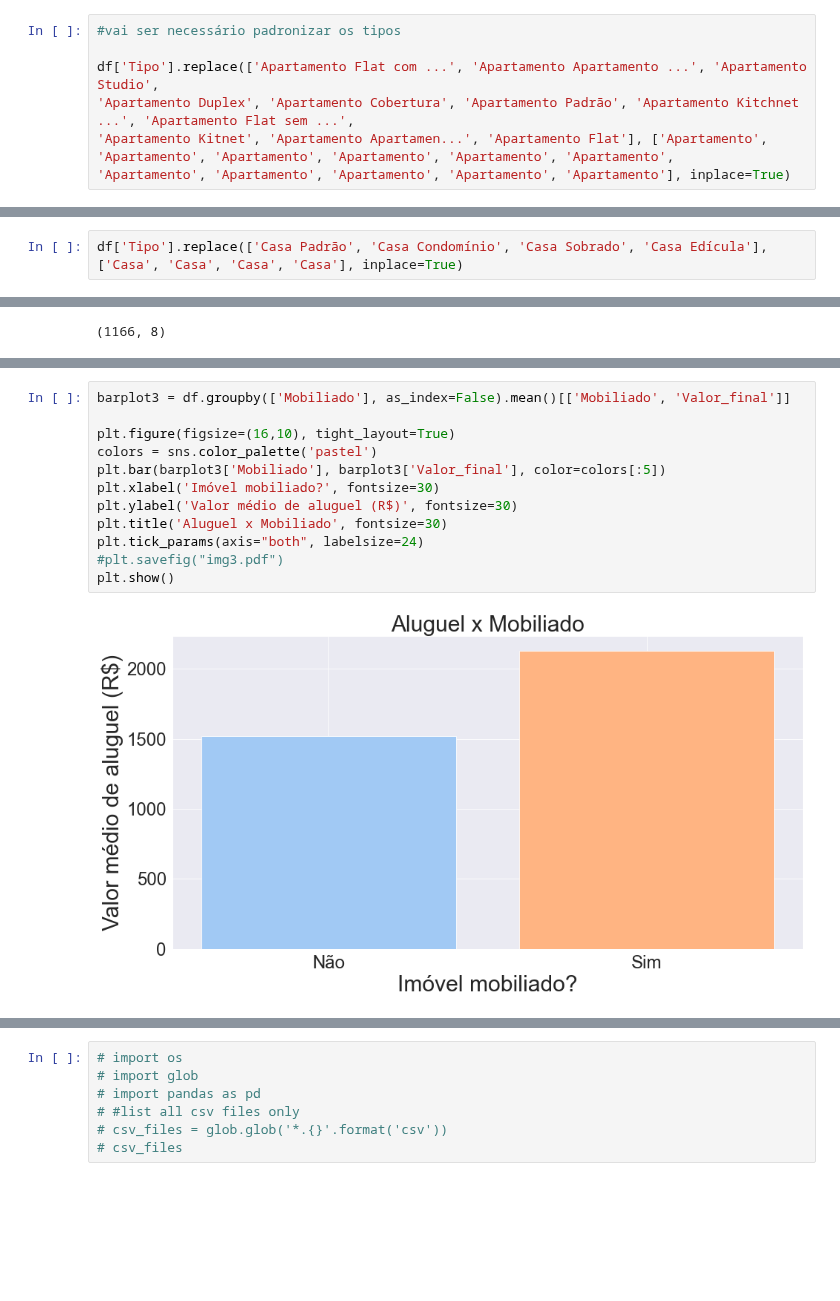
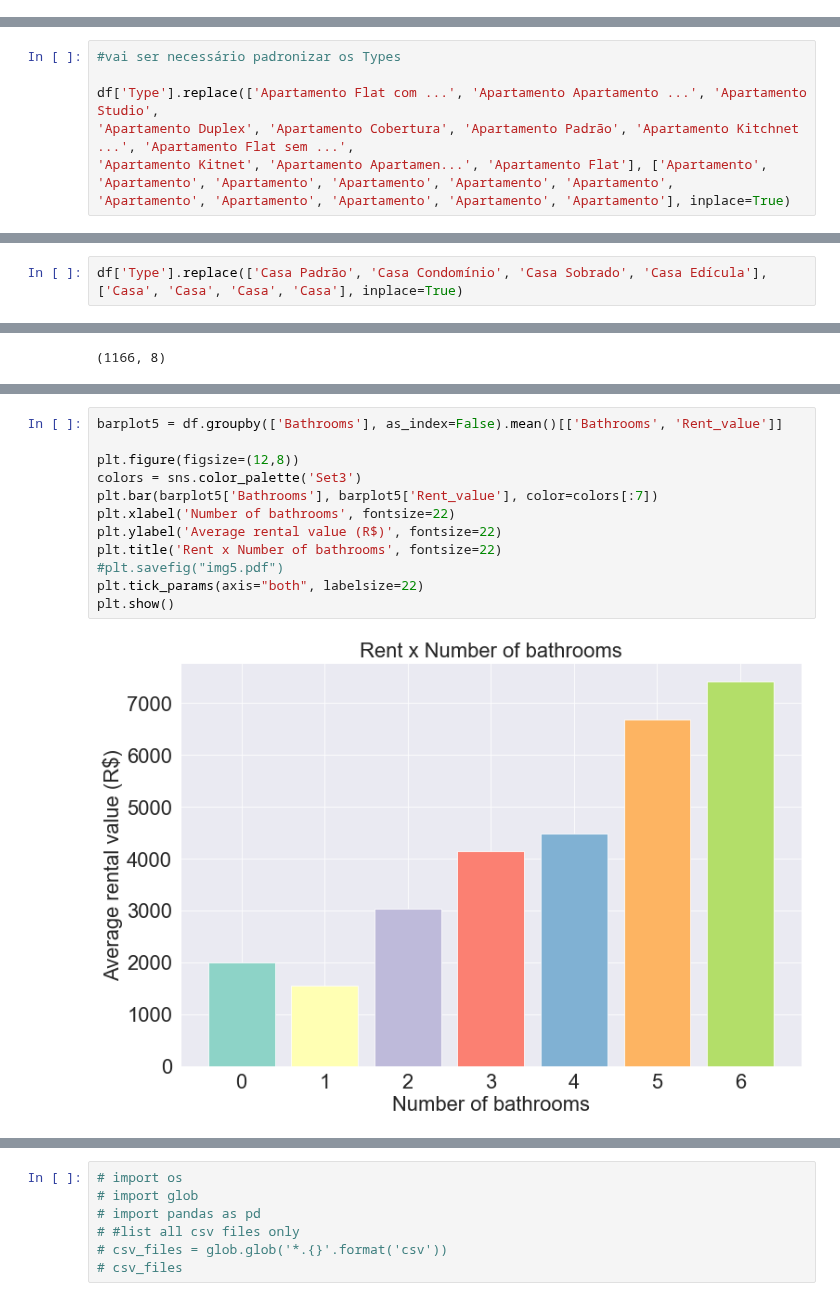
Before and after one commit to sancasa/Smart_Renting, a Jupyter notebook: data_analysis/data_analysis.ipynb, the cells around one changed output, grey strips where cells are left out. Saved outputs shown, nothing was run; the diff lists cells and outputs as text; blank space fills up the shorter version.

```diff
--- a/data_analysis/data_analysis.ipynb
+++ b/data_analysis/data_analysis.ipynb
@@ -120,7 +102,0 @@ Name: Tipo, dtype: int64
-# %%
-#vai ser necessário padronizar os tipos
-
-df['Tipo'].replace(['Apartamento Flat com ...', 'Apartamento Apartamento ...', 'Apartamento Studio',
-'Apartamento Duplex', 'Apartamento Cobertura', 'Apartamento Padrão', 'Apartamento Kitchnet ...', 'Apartamento Flat sem ...',
-'Apartamento Kitnet', 'Apartamento Apartamen...', 'Apartamento Flat'], ['Apartamento', 'Apartamento', 'Apartamento', 'Apartamento', 'Apartamento', 'Apartamento',
-'Apartamento', 'Apartamento', 'Apartamento', 'Apartamento', 'Apartamento'], inplace=True)
@@ -136,2 +102,0 @@ Name: Tipo, dtype: int64
-# %%
-df['Tipo'].replace(['Casa Padrão', 'Casa Condomínio', 'Casa Sobrado', 'Casa Edícula'], ['Casa', 'Casa', 'Casa', 'Casa'], inplace=True)
@@ -289,0 +118,7 @@ Name: Valor_final, dtype: float64
+# %%
+#vai ser necessário padronizar os Types
+
+df['Type'].replace(['Apartamento Flat com ...', 'Apartamento Apartamento ...', 'Apartamento Studio',
+'Apartamento Duplex', 'Apartamento Cobertura', 'Apartamento Padrão', 'Apartamento Kitchnet ...', 'Apartamento Flat sem ...',
+'Apartamento Kitnet', 'Apartamento Apartamen...', 'Apartamento Flat'], ['Apartamento', 'Apartamento', 'Apartamento', 'Apartamento', 'Apartamento', 'Apartamento',
+'Apartamento', 'Apartamento', 'Apartamento', 'Apartamento', 'Apartamento'], inplace=True)
@@ -289,0 +134,2 @@ Name: Valor_final, dtype: float64
+# %%
+df['Type'].replace(['Casa Padrão', 'Casa Condomínio', 'Casa Sobrado', 'Casa Edícula'], ['Casa', 'Casa', 'Casa', 'Casa'], inplace=True)
@@ -434,14 +464,14 @@ ax.tick_params(axis="both", labelsize=24)
 # %%
-barplot3 = df.groupby(['Mobiliado'], as_index=False).mean()[['Mobiliado', 'Valor_final']]
+barplot5 = df.groupby(['Bathrooms'], as_index=False).mean()[['Bathrooms', 'Rent_value']]
 
-plt.figure(figsize=(16,10), tight_layout=True)
-colors = sns.color_palette('pastel')
-plt.bar(barplot3['Mobiliado'], barplot3['Valor_final'], color=colors[:5])
-plt.xlabel('Imóvel mobiliado?', fontsize=30)
-plt.ylabel('Valor médio de aluguel (R$)', fontsize=30)
-plt.title('Aluguel x Mobiliado', fontsize=30)
-plt.tick_params(axis="both", labelsize=24)
-#plt.savefig("img3.pdf")
+plt.figure(figsize=(12,8))
+colors = sns.color_palette('Set3')
+plt.bar(barplot5['Bathrooms'], barplot5['Rent_value'], color=colors[:7])
+plt.xlabel('Number of bathrooms', fontsize=22)
+plt.ylabel('Average rental value (R$)', fontsize=22)
+plt.title('Rent x Number of bathrooms', fontsize=22)
+#plt.savefig("img5.pdf")
+plt.tick_params(axis="both", labelsize=22)
 plt.show()
 # %% [output]
-[figure, old version]
+[figure, new version]
```
Also changed, not shown: parts of 89 cells of this notebook.
